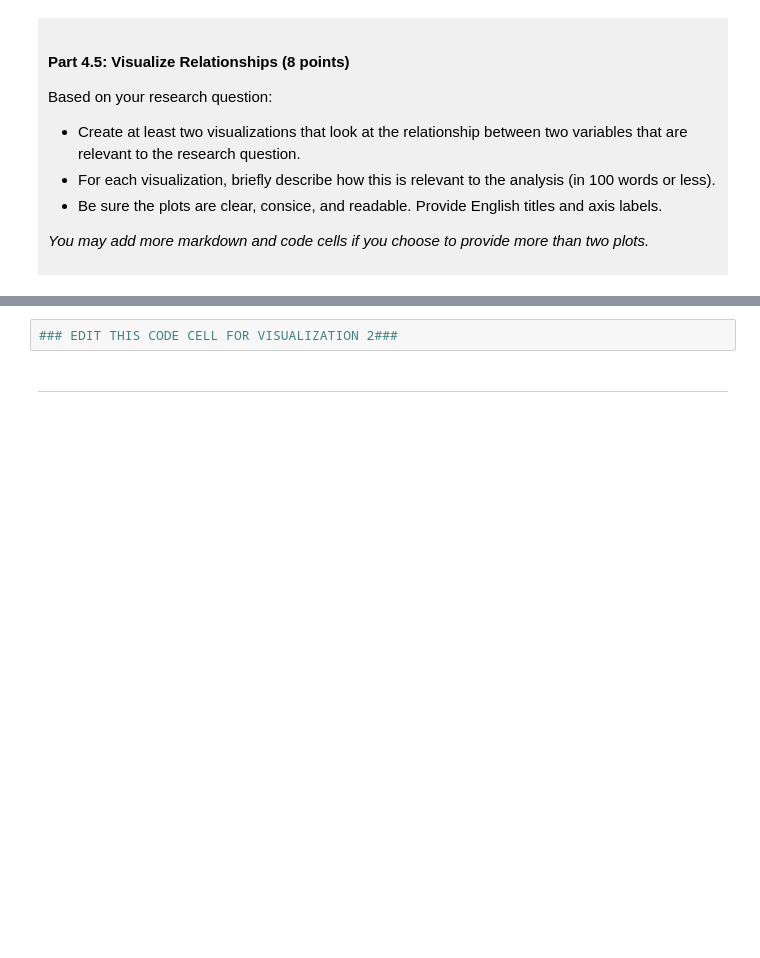
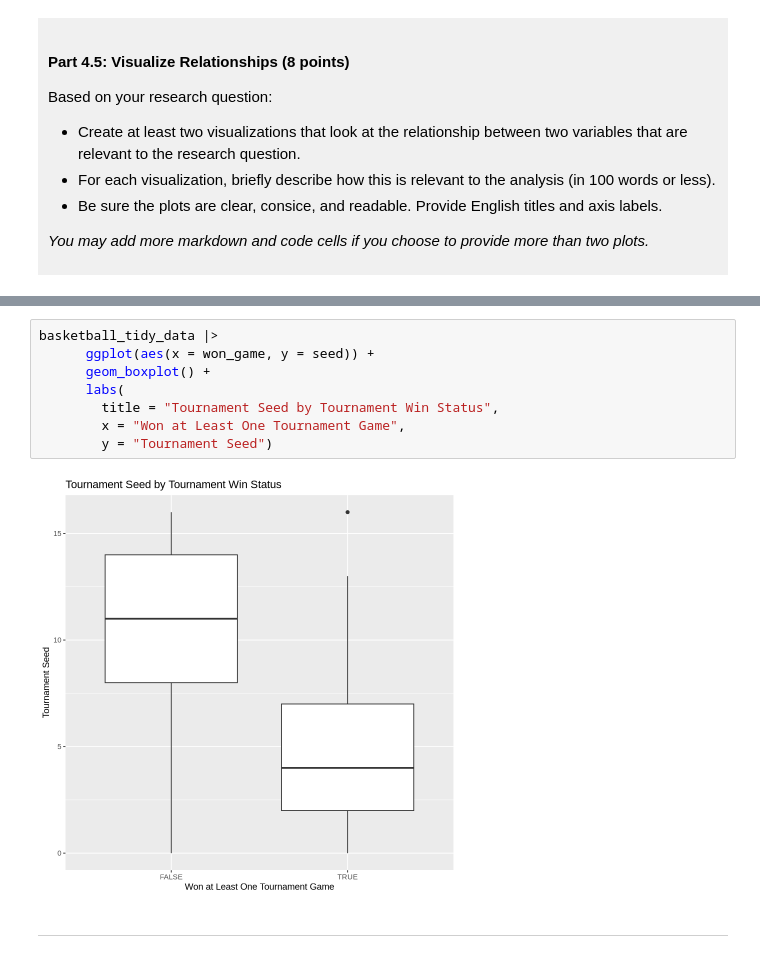
Before and after one commit to Jennyw122/dsci-100-project-jenny-wu, a Jupyter notebook: dsci-100-project-notebook.ipynb, the cells around one changed output, grey strips where cells are left out. Cells and saved outputs as stored; diff of their text form; blank space fills up the shorter version.

```diff
--- a/dsci-100-project-notebook.ipynb
+++ b/dsci-100-project-notebook.ipynb
@@ -318,5 +379,13 @@ Visualization 2: %%% EDIT THIS MARKDOWN CELL%%%
 # %%
-### EDIT THIS CODE CELL FOR VISUALIZATION 2###
+basketball_tidy_data |>
+      ggplot(aes(x = won_game, y = seed)) +
+      geom_boxplot() +
+      labs(
+        title = "Tournament Seed by Tournament Win Status",
+        x = "Won at Least One Tournament Game",
+        y = "Tournament Seed")
+# %% [output]
+[figure, added]
 # %% [markdown]
 ------
 # %% [markdown]
```
Also changed, not shown: parts of 9 cells of this notebook.
